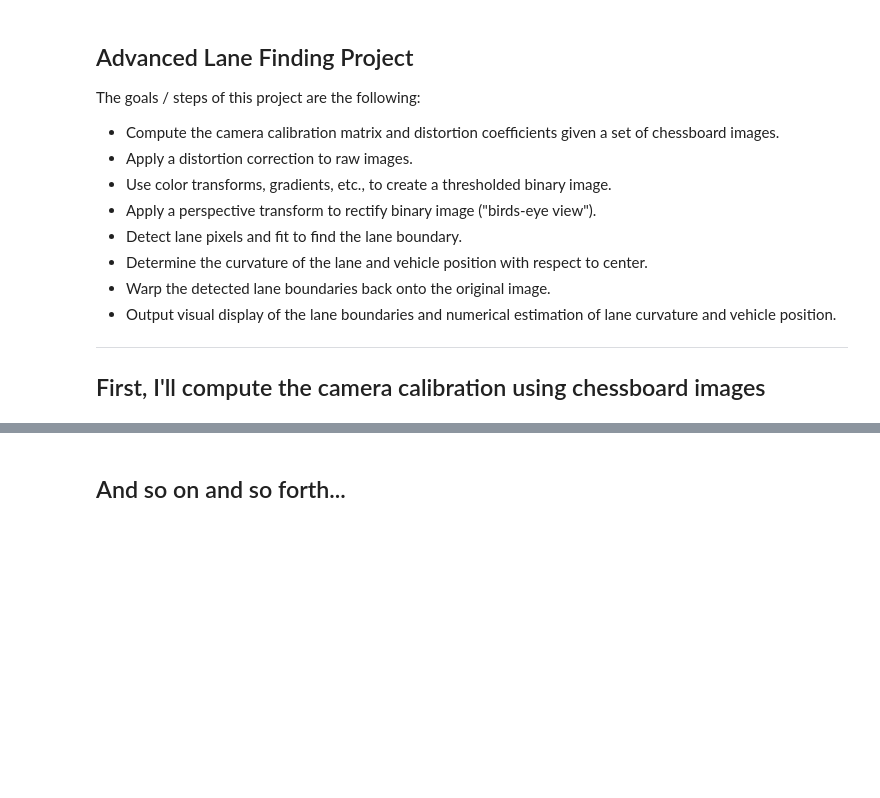
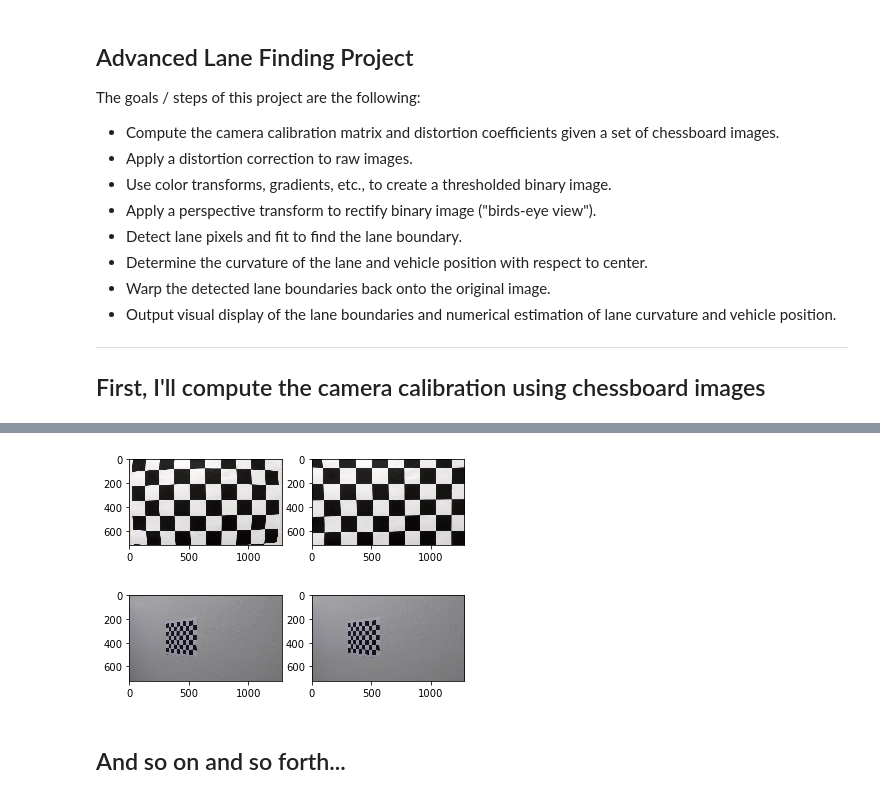
Before and after one commit to peiyong86/CarND-Advanced-Lane-Lines, a Jupyter notebook: Advanced-Lane-Lines.ipynb, the cells around one changed output, grey strips where cells are left out. Saved outputs shown, nothing was run; the diff lists cells and outputs as text; code cells hidden in the pictures; blank space fills up the shorter version.

```diff
--- a/Advanced-Lane-Lines.ipynb
+++ b/Advanced-Lane-Lines.ipynb
@@ -65,3 +66,26 @@ for fname in images:
 ... (5 outputs left out)
+# %%
+# Perform the camera calibration
+ret, mtx, dist, rvecs, tvecs = cv2.calibrateCamera(objpoints, imgpoints, img.shape[:2], None, None)
+# Perform the image distortion correction
+for fname in images[:2]:
+    # Read image and undistort
+    img = cv2.imread(fname)
+    undist = cv2.undistort(img, mtx, dist, None, mtx)
+
+    # Convert BRG 2 RGB
+    img = cv2.cvtColor(img, cv2.COLOR_BGR2RGB)
+    undist = cv2.cvtColor(undist, cv2.COLOR_BGR2RGB)
+
+    # Display images and undistored images
+    fig = plt.figure()
+    fig.add_subplot(1, 2, 1)
+    plt.imshow(img.astype('uint8'))
+    fig.add_subplot(1, 2, 2)
+    plt.imshow(undist.astype('uint8'))
+    plt.show()
+# %% [output]
+[figure, added]
+[figure, added]
 # %% [markdown]
 ## And so on and so forth...
```
Also changed, not shown: parts of 10 cells of this notebook, 1 other file.
